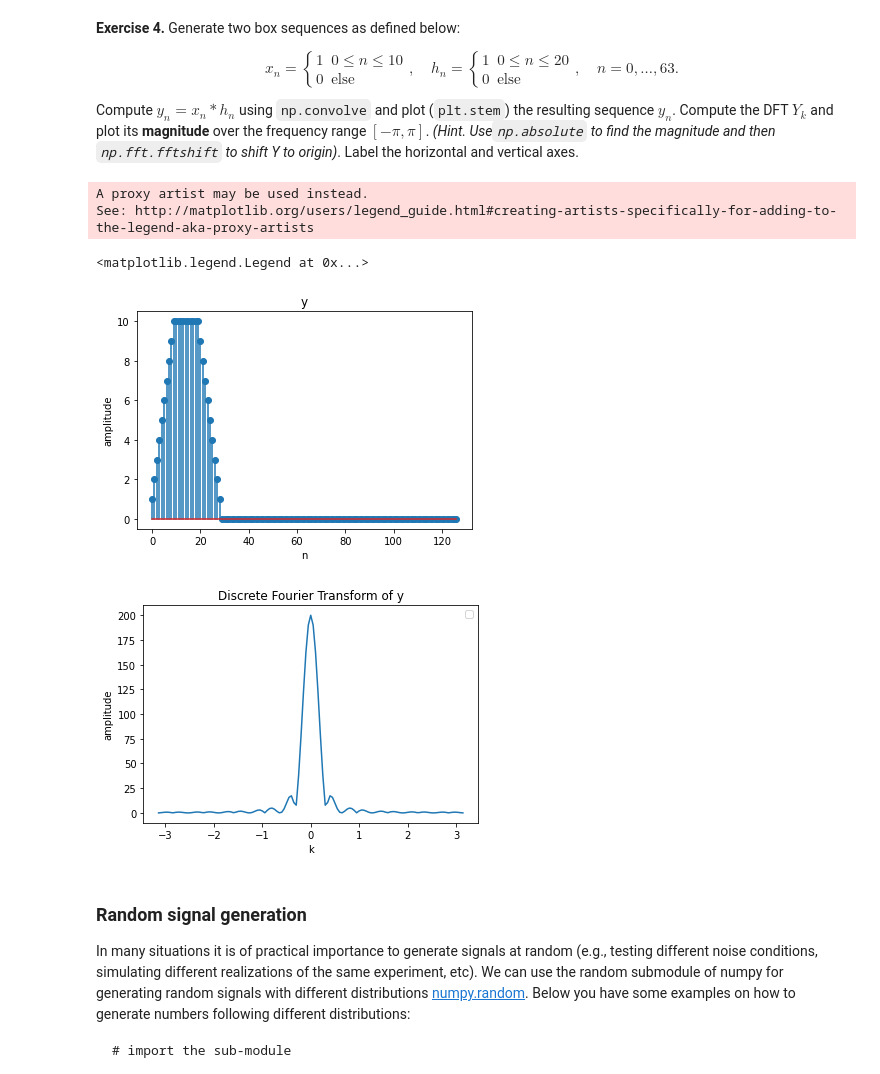
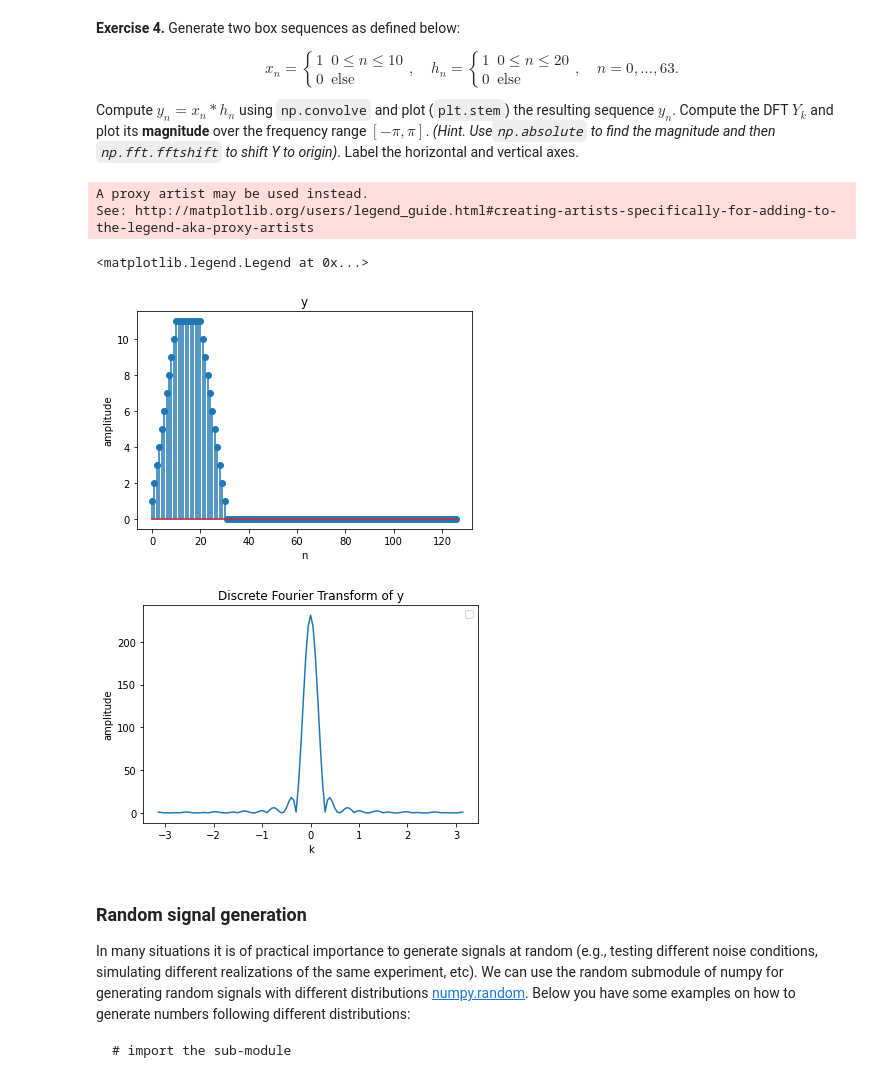
Before and after one commit to lzhu31/ds4bme_intro, a Jupyter notebook: prelab1.ipynb, the cells around one changed output. Cells and saved outputs as stored; diff of their text form; code cells hidden in the pictures.

```diff
--- a/prelab1.ipynb
+++ b/prelab1.ipynb
@@ -313,37 +316,37 @@ Compute $y_n = x_n \ast h_n$ using `np.convolve` and plot (`plt.stem`) the resul
 import math
 import matplotlib.pyplot as plt
 import numpy as np
 
 x = np.zeros(64)
-x[0:10] = 1
+x[0:11] = 1
 h = np.zeros(64)
-h[0:20] = 1
+h[0:21] = 1
 
 y = np.convolve(x, h)
 
 plt.figure()
 plt.stem(y)
 plt.title('y')
 plt.xlabel('n')
 plt.ylabel('amplitude')
 
 Y = np.fft.fft(y)
 Y = np.absolute(Y)
 
 plt.figure()
 xaxis = np.linspace(-math.pi,math.pi, len(Y))
 plt.plot(xaxis, np.fft.fftshift(Y))
 
 plt.title('Discrete Fourier Transform of y')
 plt.xlabel('k')
 plt.ylabel('amplitude')
 plt.legend('y','test')
 # %% [output]
 A proxy artist may be used instead.
 See: http://matplotlib.org/users/legend_guide.html#creating-artists-specifically-for-adding-to-the-legend-aka-proxy-artists
 <matplotlib.legend.Legend at 0x...>
-[figure, old version]
+[figure, new version]
-[figure, old version]
+[figure, new version]
 # %% [markdown]
 ### Random signal generation
 In many situations it is of practical importance to generate signals at random (e.g., testing different noise conditions, simulating different realizations of the same experiment, etc). We can use the random submodule of numpy for generating random signals with different distributions [numpy.random](https://docs.scipy.org/doc/numpy-1.16.1/reference/routines.random.html). Below you have some examples on how to generate numbers following different distributions:
```
Also changed, not shown: parts of 2 cells of this notebook.
